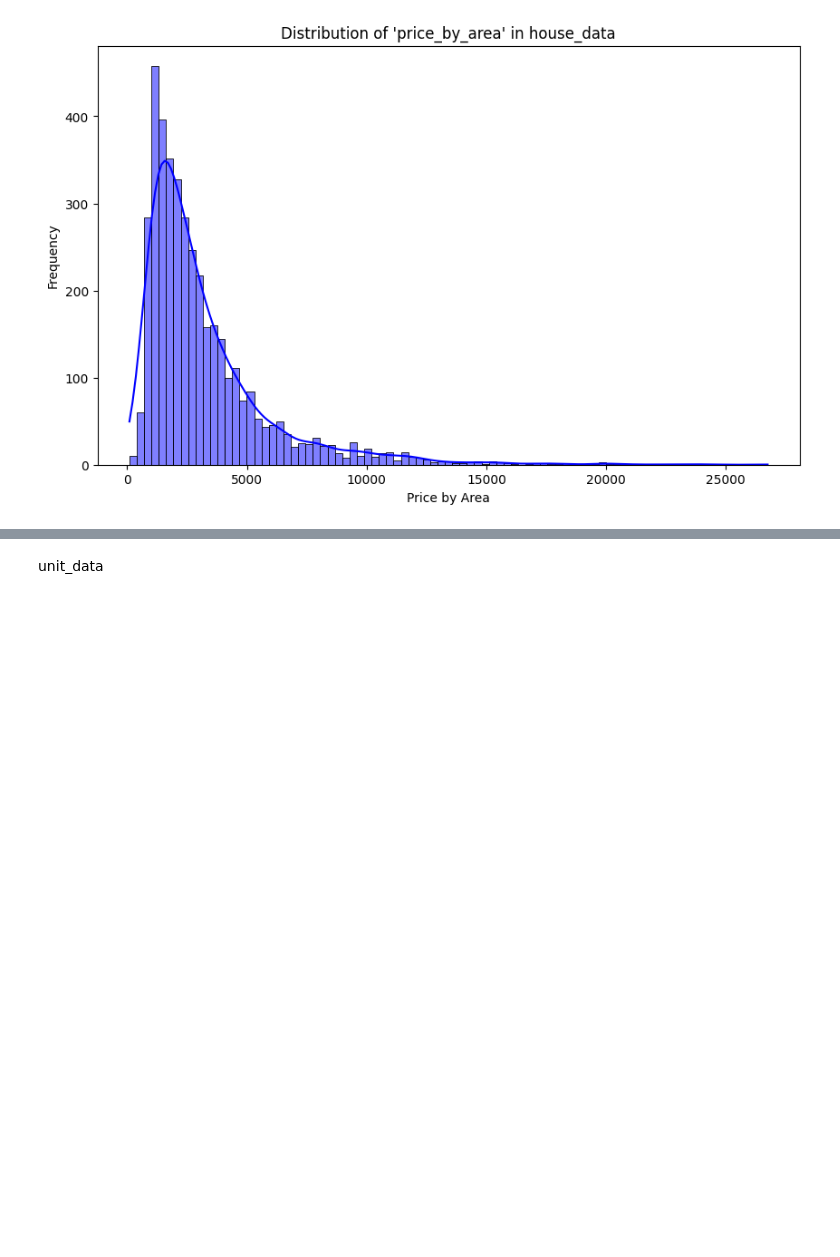
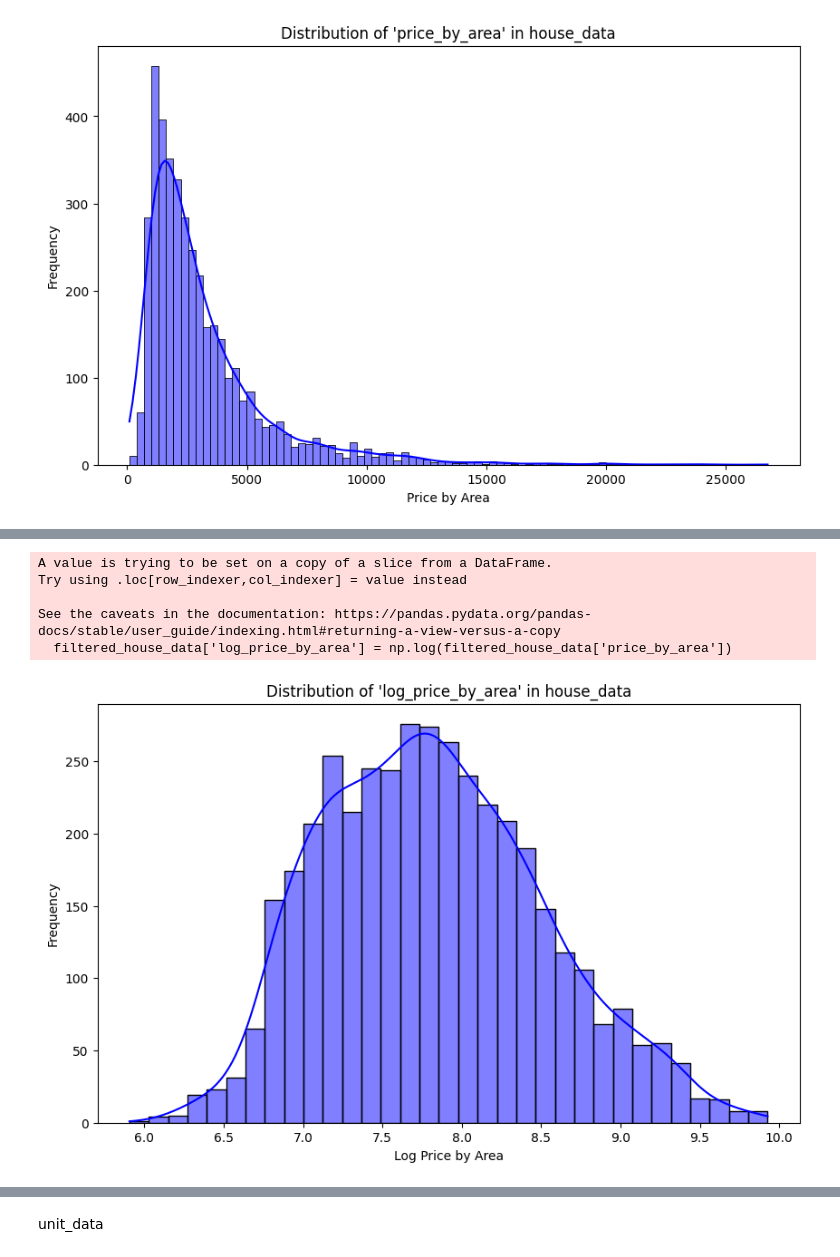
Before and after one commit to YeJiu97/master-of-data-science-unisa, a Jupyter notebook: 03-DataScienceProfessionalDevelopment/classification_model_final/Final_Models_High_Accuracy.ipynb, the cells around one changed output, grey strips where cells are left out. Saved outputs shown, nothing was run; the diff lists cells and outputs as text; code cells hidden in the pictures; blank space fills up the shorter version.

```diff
--- a/03-DataScienceProfessionalDevelopment/classification_model_final/Final_Models_High_Accuracy.ipynb
+++ b/03-DataScienceProfessionalDevelopment/classification_model_final/Final_Models_High_Accuracy.ipynb
@@ -436,3 +478,23 @@ plt.show()
+# %%
+import seaborn as sns
+import matplotlib.pyplot as plt
+import numpy as np
+
+filtered_house_data['log_price_by_area'] = np.log(filtered_house_data['price_by_area'])
+
+plt.figure(figsize=(10, 6))
+sns.histplot(filtered_house_data['log_price_by_area'], kde=True, color='b')
+plt.title("Distribution of 'log_price_by_area' in house_data")
+plt.xlabel("Log Price by Area")
+plt.ylabel("Frequency")
+plt.show()
+# %% [output]
+A value is trying to be set on a copy of a slice from a DataFrame.
+Try using .loc[row_indexer,col_indexer] = value instead
+
+See the caveats in the documentation: https://pandas.pydata.org/pandas-docs/stable/user_guide/indexing.html#returning-a-view-versus-a-copy
+  filtered_house_data['log_price_by_area'] = np.log(filtered_house_data['price_by_area'])
+[figure, added]
 # %%
 import pandas as pd
 
```
Also changed, not shown: parts of 35 cells of this notebook, 3 other files.
